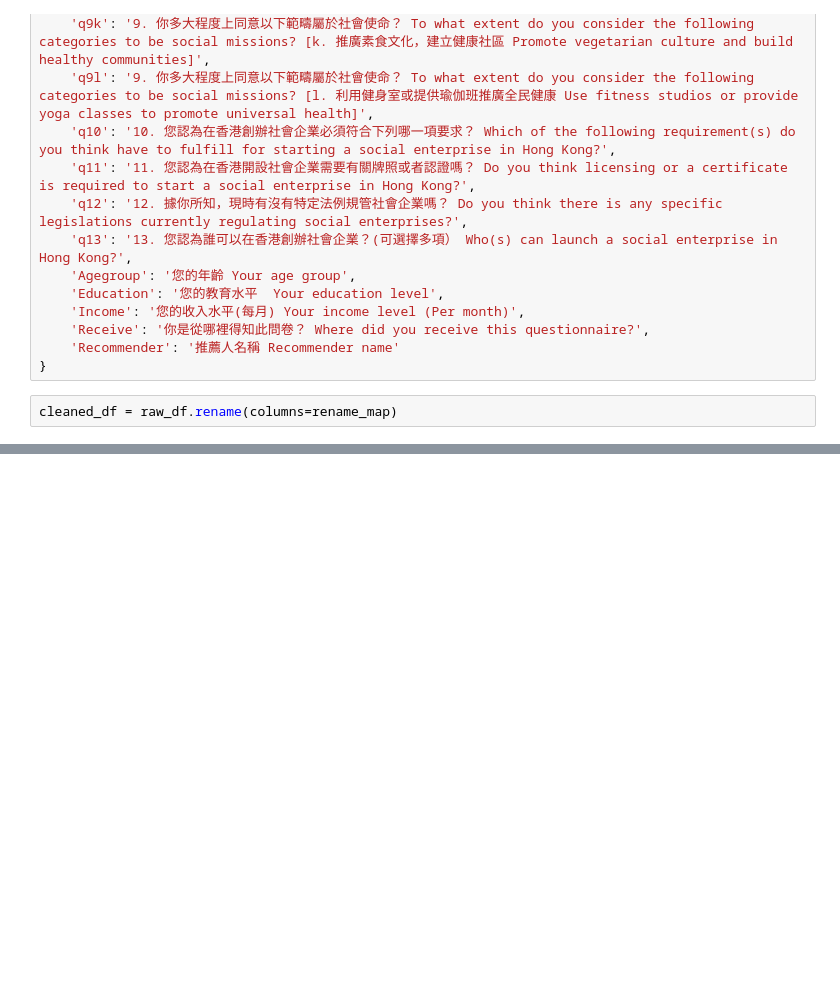
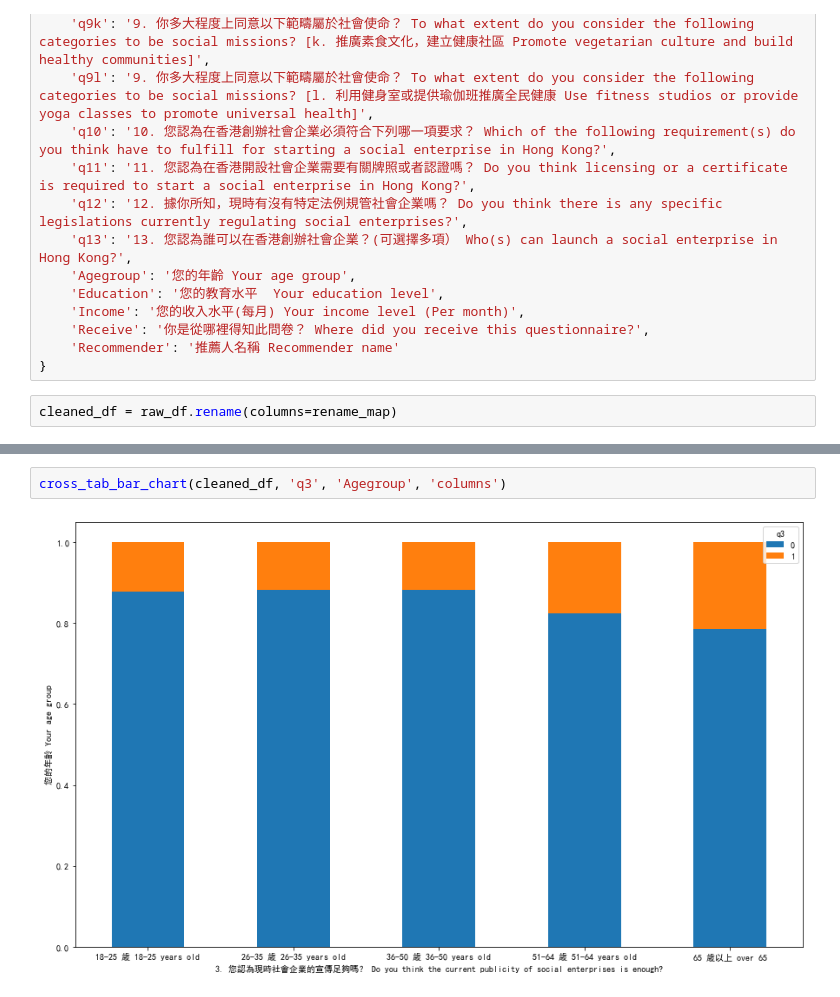
Before and after one commit to buthontingtimothy/gcse_001, a Jupyter notebook: data-analysis.ipynb, the cells around one changed output, grey strips where cells are left out. Saved outputs shown, nothing was run; the diff lists cells and outputs as text; blank space fills up the shorter version.

```diff
--- a/data-analysis.ipynb
+++ b/data-analysis.ipynb
@@ -135,0 +218,4 @@ Name: count, dtype: int64
+# %%
+cross_tab_bar_chart(cleaned_df, 'q3', 'Agegroup', 'columns')
+# %% [output]
+[figure, added]
```
Also changed, not shown: parts of 13 cells of this notebook.
